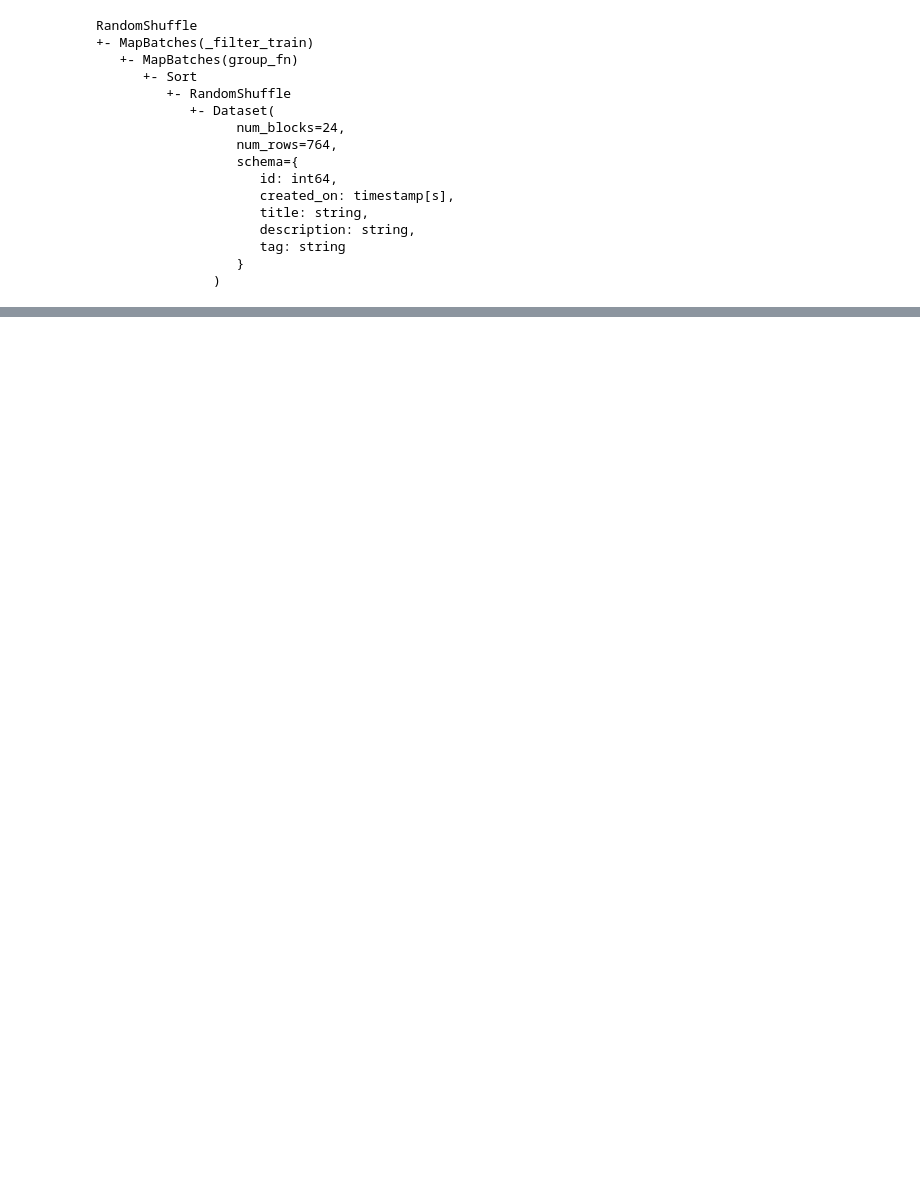
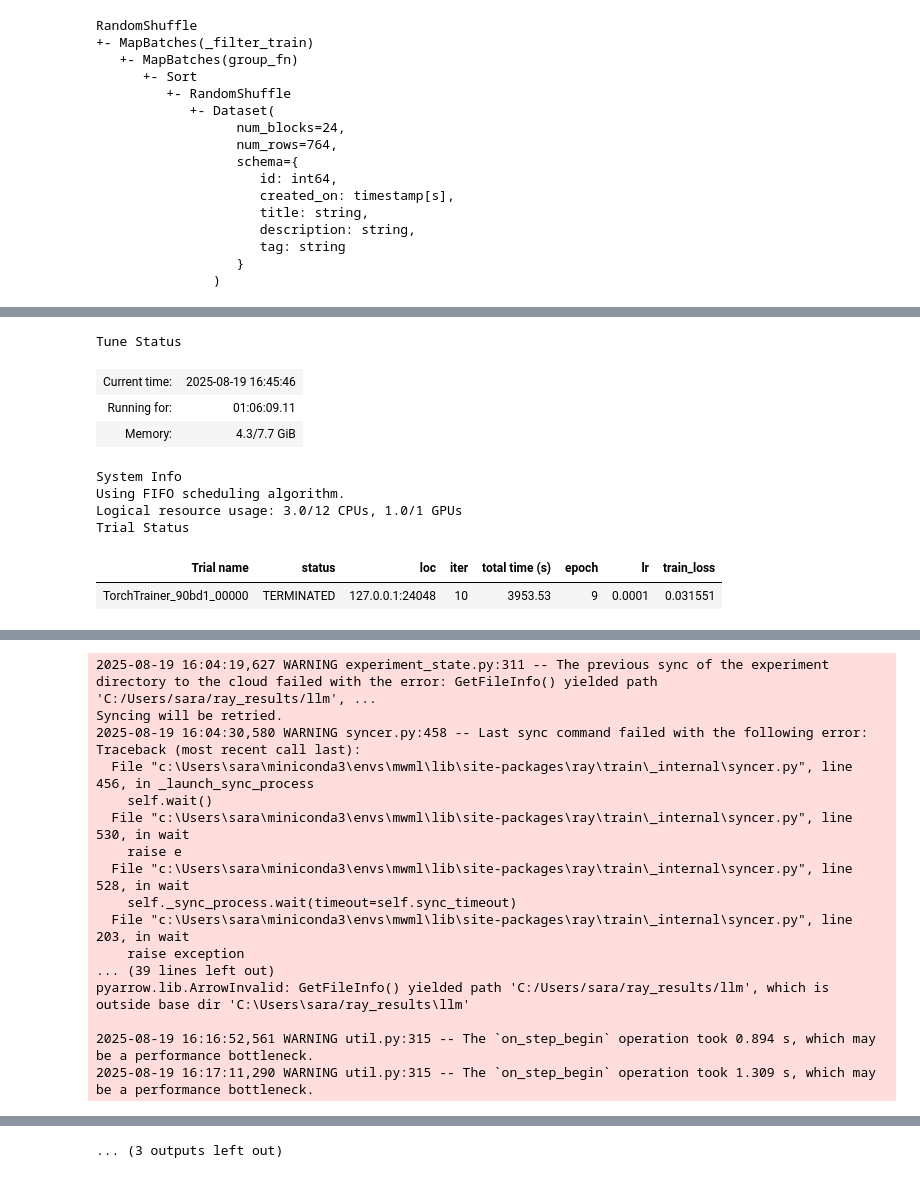
Before and after one commit to sara12312/MadeWithML, a Jupyter notebook: notebooks/notebook.ipynb, the cells around one changed output, grey strips where cells are left out. Saved outputs shown, nothing was run; the diff lists cells and outputs as text; code cells hidden in the pictures; blank space fills up the shorter version.

```diff
--- a/notebooks/notebook.ipynb
+++ b/notebooks/notebook.ipynb
@@ -380,0 +704,4 @@ sample_ds.show(1)
+# %%
+# Load and split data
+ds = load_data()
+train_ds, val_ds = stratify_split(ds, stratify="tag", test_size=test_size)
@@ -380,0 +752,15 @@ sample_ds.show(1)
+# %%
+%%time
+# Train
+results = trainer.fit()
+# %% [output]
+Tune Status
+| Current time: | 2025-08-19 16:45:46 |
+| Running for: | 01:06:09.11 |
+| Memory: | 4.3/7.7 GiB |
+System Info
+Using FIFO scheduling algorithm.
+Logical resource usage: 3.0/12 CPUs, 1.0/1 GPUs
+Trial Status
+| Trial name | status | loc | iter | total time (s) | epoch | lr | train_loss |
+| TorchTrainer_90bd1_00000 | TERMINATED | 127.0.0.1:24048 | 10 | 3953.53 | 9 | 0.0001 | 0.031551 |
@@ -380,0 +823,17 @@ sample_ds.show(1)
+2025-08-19 16:04:19,627 WARNING experiment_state.py:311 -- The previous sync of the experiment directory to the cloud failed with the error: GetFileInfo() yielded path 'C:/Users/sara/ray_results/llm', ...
+Syncing will be retried.
+2025-08-19 16:04:30,580 WARNING syncer.py:458 -- Last sync command failed with the following error:
+Traceback (most recent call last):
+  File "c:\Users\sara\miniconda3\envs\mwml\lib\site-packages\ray\train\_internal\syncer.py", line 456, in _launch_sync_process
+    self.wait()
+  File "c:\Users\sara\miniconda3\envs\mwml\lib\site-packages\ray\train\_internal\syncer.py", line 530, in wait
+    raise e
+  File "c:\Users\sara\miniconda3\envs\mwml\lib\site-packages\ray\train\_internal\syncer.py", line 528, in wait
+    self._sync_process.wait(timeout=self.sync_timeout)
+  File "c:\Users\sara\miniconda3\envs\mwml\lib\site-packages\ray\train\_internal\syncer.py", line 203, in wait
+    raise exception
+... (39 lines left out)
+pyarrow.lib.ArrowInvalid: GetFileInfo() yielded path 'C:/Users/sara/ray_results/llm', which is outside base dir 'C:\Users\sara/ray_results\llm'
+
+2025-08-19 16:16:52,561 WARNING util.py:315 -- The `on_step_begin` operation took 0.894 s, which may be a performance bottleneck.
+2025-08-19 16:17:11,290 WARNING util.py:315 -- The `on_step_begin` operation took 1.309 s, which may be a performance bottleneck.
@@ -380,0 +876 @@ sample_ds.show(1)
+... (3 outputs left out)
```
Also changed, not shown: parts of 49 cells of this notebook, 2 other files.
